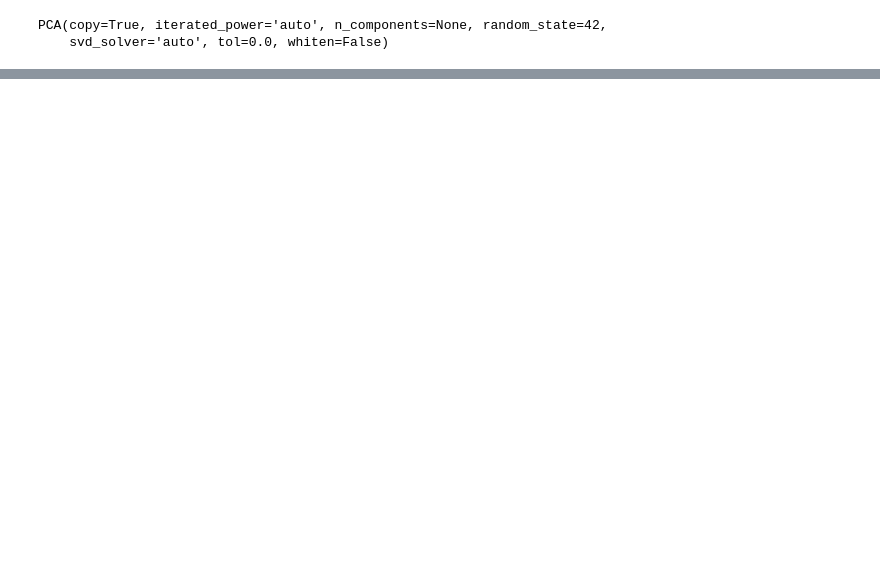
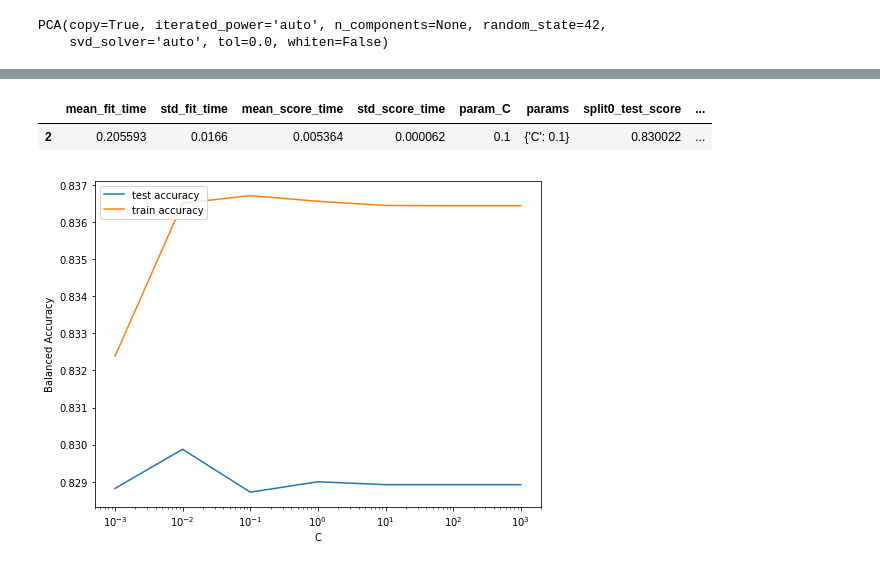
Before and after one commit to shreyaspai08/telecom_churn_case_study, a Jupyter notebook: Telecom_churn_notebook.ipynb, the cells around one changed output, grey strips where cells are left out. Cells and saved outputs as stored; diff of their text form; code cells hidden in the pictures; blank space fills up the shorter version.

```diff
--- a/Telecom_churn_notebook.ipynb
+++ b/Telecom_churn_notebook.ipynb
@@ -893,0 +827,8 @@ metrics.accuracy_score(y_test_res['churn'], y_test_res['logreg_fin_pred'])
+# %%
+model_LR = LogisticRegression(class_weight='balanced')
+# %%
+model_grid_LR = GridSearchCV(estimator= model_LR, param_grid= params,
+                   scoring='balanced_accuracy', cv = folds, verbose=1,
+                   return_train_score=True)
+# %%
+model_grid_LR.fit(X_train_red, y_train)
@@ -893,0 +861,3 @@ metrics.accuracy_score(y_test_res['churn'], y_test_res['logreg_fin_pred'])
+# %%
+cv_df = pd.DataFrame(model_grid_LR.cv_results_)
+cv_df
@@ -893,0 +873,16 @@ metrics.accuracy_score(y_test_res['churn'], y_test_res['logreg_fin_pred'])
+# %%
+best_c = cv_df[cv_df['param_C']==0.1]
+best_c
+# %% [output]
+|  | mean_fit_time | std_fit_time | mean_score_time | std_score_time | param_C | params | split0_test_score | ... |
+| 2 | 0.205593 | 0.0166 | 0.005364 | 0.000062 | 0.1 | {'C': 0.1} | 0.830022 | ... |
+# %%
+plt.figure(figsize=(8, 6))
+plt.plot(cv_df['param_C'], cv_df['mean_test_score'])
+plt.plot(cv_df['param_C'], cv_df['mean_train_score'])
+plt.xlabel('C')
+plt.ylabel('Balanced Accuracy')
+plt.legend(['test accuracy', 'train accuracy'], loc='upper left')
+plt.xscale('log')
+# %% [output]
+[figure, added]
```
Also changed, not shown: parts of 163 cells of this notebook.
